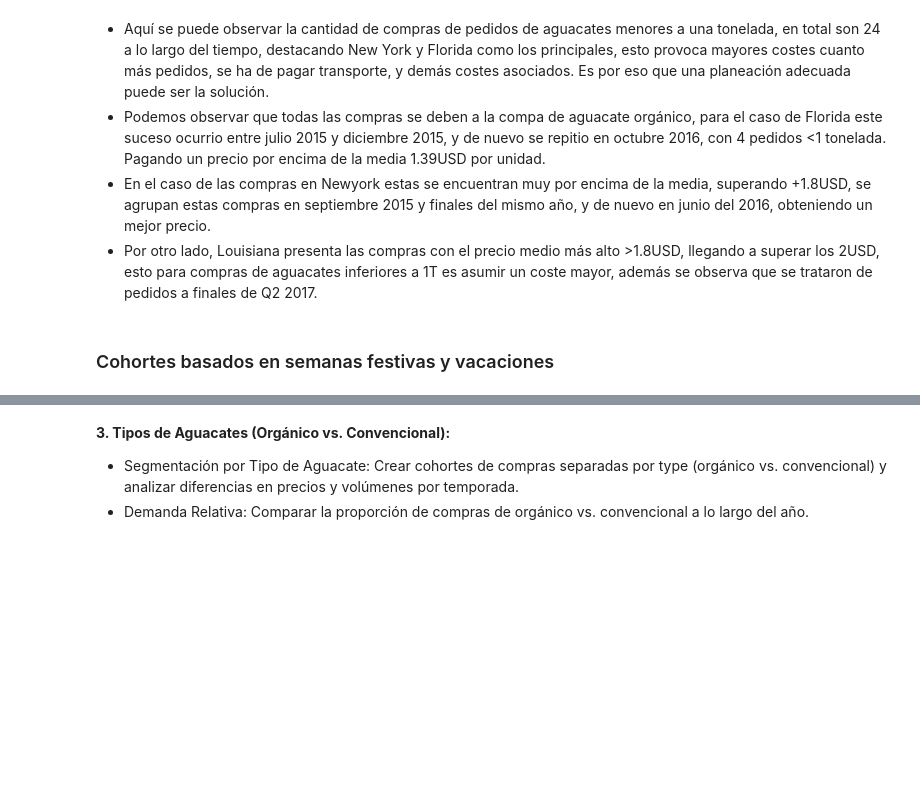
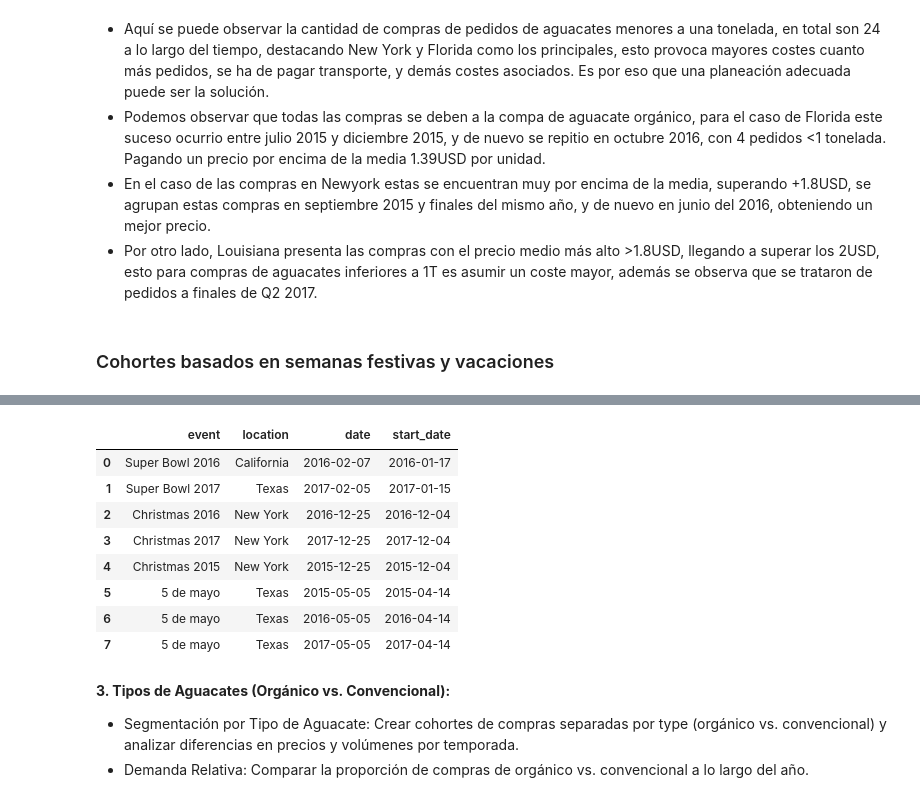
Before and after one commit to Julix4/AvoEconomics, a Jupyter notebook: cohortes-avanzados.ipynb, the cells around one changed output, grey strips where cells are left out. Saved outputs shown, nothing was run; the diff lists cells and outputs as text; code cells hidden in the pictures; blank space fills up the shorter version.

```diff
--- a/cohortes-avanzados.ipynb
+++ b/cohortes-avanzados.ipynb
@@ -360,31 +414,21 @@ plt.show()
 # %%
 # Crear una lista de eventos importantes y sus fechas
 events = [
-    {'event': 'Super Bowl 2016', 'location': 'Santa Clara, California', 'date': '2016-02-07'},
+    {'event': 'Super Bowl 2016', 'location': 'California', 'date': '2016-02-07'},
     {'event': 'Super Bowl 2017', 'location': 'Texas', 'date': '2017-02-05'},
     {'event': 'Christmas 2016', 'location': 'New York', 'date': '2016-12-25'},
-    {'event': 'Christmas 2017', 'location': 'New York', 'date': '2017-12-25'}
+    {'event': 'Christmas 2017', 'location': 'New York', 'date': '2017-12-25'},
+    {'event': 'Christmas 2015', 'location': 'New York', 'date': '2015-12-25'},
+    {'event': '5 de mayo', 'location': 'Texas', 'date': '2015-05-05'},
+    {'event': '5 de mayo', 'location': 'Texas', 'date': '2016-05-05'},
+    {'event': '5 de mayo', 'location': 'Texas', 'date': '2017-05-05'}
 ]
 
-# Convertir las fechas a datetime
-for event in events:
-    event['date'] = pd.to_datetime(event['date'])
+# Convertir la lista a un DataFrame
+events = pd.DataFrame(events)
 
-# Filtrar las semanas que incluyen estas fechas y sus rangos cercanos (1 semana antes y después)
-cohorts = []
-for event in events:
-    start_date = event['date'] - pd.Timedelta(days=7)
-    end_date = event['date'] + pd.Timedelta(days=7)
-    cohort_data = df_avocado_hotels[
-        (df_avocado_hotels['Date'] >= start_date) &
-        (df_avocado_hotels['Date'] <= end_date) &
-        (df_avocado_hotels['location'].str.contains(event['location'].split(',')[0].strip(), case=False))
-    ]
-    cohort_data['event'] = event['event']
-    cohorts.append(cohort_data)
+# Asegurarse de que la columna `date` sea de tipo datetime
+events['date'] = pd.to_datetime(events['date'])
 
-# Concatenar todas las cohortes en un solo DataFrame
-df_cohorts = pd.concat(cohorts, ignore_index=True)
-
-# Mostrar las primeras filas de las cohortes
-df_cohorts.head()
+# Calcular `start_date` como 21 días antes de la fecha del evento
+events['start_date'] = events['date'] - pd.Timedelta(days=21)
@@ -393,3 +479,15 @@ df_cohorts.head()
+# %%
+events
+# %% [output]
+|  | event | location | date | start_date |
+| 0 | Super Bowl 2016 | California | 2016-02-07 | 2016-01-17 |
+| 1 | Super Bowl 2017 | Texas | 2017-02-05 | 2017-01-15 |
+| 2 | Christmas 2016 | New York | 2016-12-25 | 2016-12-04 |
+| 3 | Christmas 2017 | New York | 2017-12-25 | 2017-12-04 |
+| 4 | Christmas 2015 | New York | 2015-12-25 | 2015-12-04 |
+| 5 | 5 de mayo | Texas | 2015-05-05 | 2015-04-14 |
+| 6 | 5 de mayo | Texas | 2016-05-05 | 2016-04-14 |
+| 7 | 5 de mayo | Texas | 2017-05-05 | 2017-04-14 |
 # %% [markdown]
 **3. Tipos de Aguacates (Orgánico vs. Convencional):**
 - Segmentación por Tipo de Aguacate: Crear cohortes de compras separadas por type (orgánico vs. convencional) y analizar diferencias en precios y volúmenes por temporada.
```
Also changed, not shown: parts of 10 cells of this notebook.
